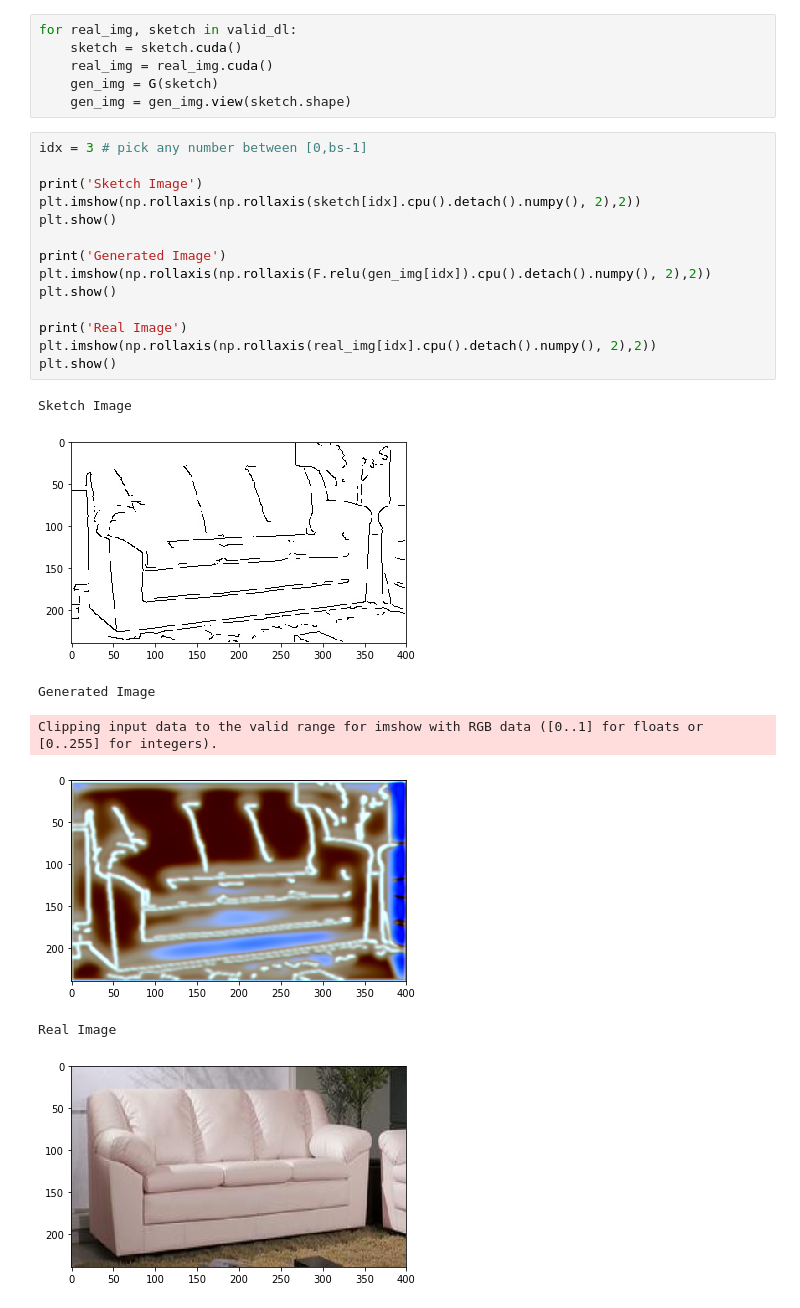
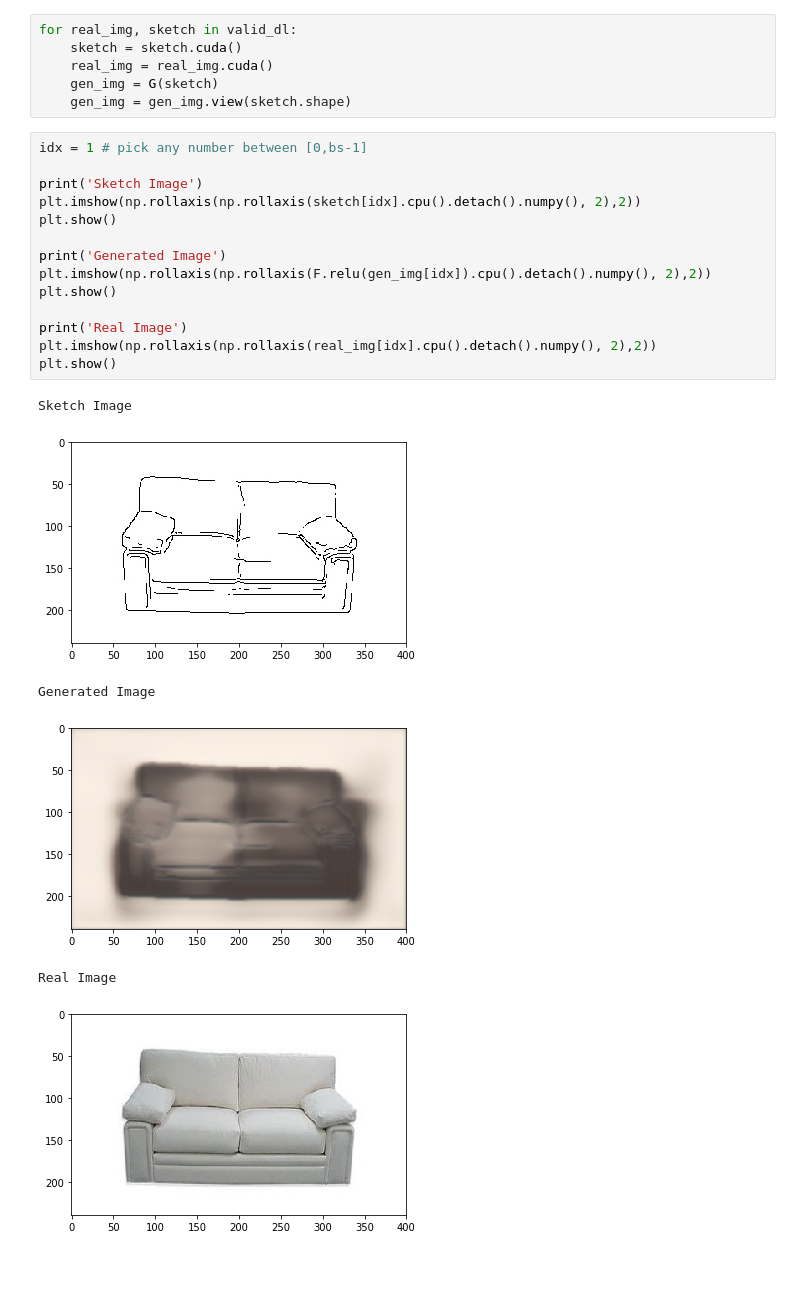
Before and after one commit to nina-hua/DesignGenerator, a Jupyter notebook: SimpleGAN.ipynb, the cells around one changed output. Cells and saved outputs as stored; diff of their text form; blank space fills up the shorter version.

```diff
--- a/SimpleGAN.ipynb
+++ b/SimpleGAN.ipynb
@@ -265,24 +265,23 @@ for real_img, sketch in valid_dl:
     gen_img = G(sketch)
     gen_img = gen_img.view(sketch.shape)
 # %%
-idx = 3 # pick any number between [0,bs-1]
+idx = 1 # pick any number between [0,bs-1]
 
 print('Sketch Image')
 plt.imshow(np.rollaxis(np.rollaxis(sketch[idx].cpu().detach().numpy(), 2),2))
 plt.show()
 
 print('Generated Image')
 plt.imshow(np.rollaxis(np.rollaxis(F.relu(gen_img[idx]).cpu().detach().numpy(), 2),2))
 plt.show()
 
 print('Real Image')
 plt.imshow(np.rollaxis(np.rollaxis(real_img[idx].cpu().detach().numpy(), 2),2))
 plt.show()
 # %% [output]
 Sketch Image
-[figure, old version]
+[figure, new version]
 Generated Image
+[figure, new version]
-Clipping input data to the valid range for imshow with RGB data ([0..1] for floats or [0..255] for integers).
+Real Image
-[figure, old version]
-Real Image
-[figure, old version]
+[figure, new version]
```
Also changed, not shown: parts of 2 cells of this notebook.
